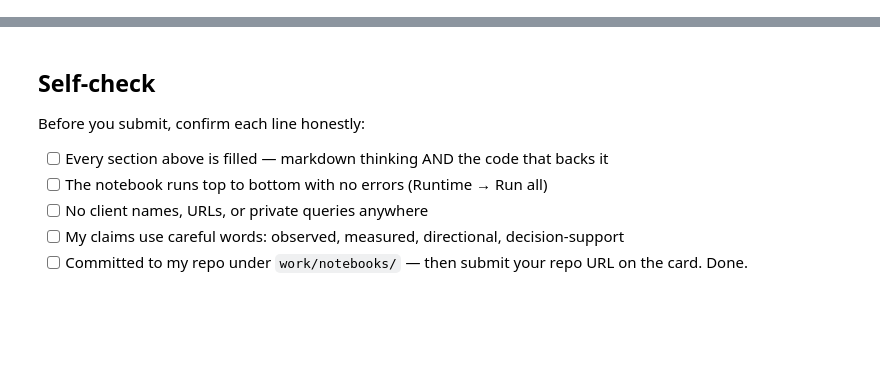
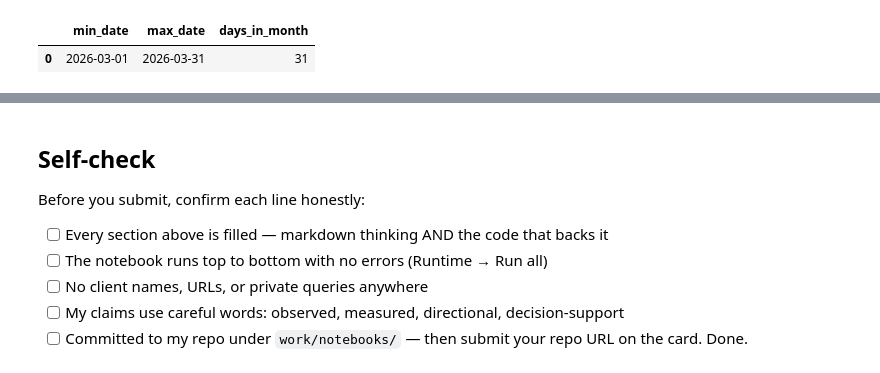
Before and after one commit to Venomm777/FlyAi, a Jupyter notebook: work/notebooks/w03_data_contract.ipynb, the cells around one changed output, grey strips where cells are left out. Drawn from its saved outputs; the diff is of its cells as text; code cells hidden in the pictures; blank space fills up the shorter version.

```diff
--- a/work/notebooks/w03_data_contract.ipynb
+++ b/work/notebooks/w03_data_contract.ipynb
@@ -36,0 +115,93 @@ This skeleton is yours to fill. Work the sections **in order** — each one has
+# %%
+import numpy as np
+from sklearn.tree import DecisionTreeClassifier
+
+# 1. Fact 1: Verify Grain Uniqueness on aggregated monthly level
+q_grain = f"""
+WITH monthly AS (
+    SELECT client_hash_id, content_hash_id, COUNT(*) as days_active
+    FROM read_parquet('{FACT_DAILY}/month=2026-03/*.parquet')
+    GROUP BY client_hash_id, content_hash_id
+)
+SELECT client_hash_id, content_hash_id, COUNT(*) AS collisions
+FROM monthly
+GROUP BY client_hash_id, content_hash_id
+HAVING COUNT(*) > 1;
+"""
+collisions = con.execute(q_grain).fetchdf()
+print(f"Fact 1: Collisions at grain (client_hash_id, content_hash_id): {len(collisions)}")
+assert len(collisions) == 0, "Duplicate rows detected at the grain!"
+
+# 2. Fact 2: Date window verification
+q_dates = f"""
+SELECT
+    MIN(report_date) AS min_date,
+    MAX(report_date) AS max_date,
+    COUNT(DISTINCT report_date) AS days_in_month
+FROM read_parquet('{FACT_DAILY}/month=2026-03/*.parquet');
+"""
+print("\nFact 2: Date span verification:")
+display(con.execute(q_dates).fetchdf())
+
+# 3. Fact 3: Availability check using IS TRUE on client_has_gsc
+q_avail = f"""
+SELECT
+    COUNT(*) AS total_rows,
+    COUNT(CASE WHEN client_has_gsc IS TRUE THEN 1 END) AS available_rows,
+    ROUND(COUNT(CASE WHEN client_has_gsc IS TRUE THEN 1 END) * 1.0 / COUNT(*), 4) AS availability_rate
+FROM read_parquet('{FACT_DAILY}/month=2026-03/*.parquet');
+"""
+print("\nFact 3: Availability verification (IS TRUE):")
+display(con.execute(q_avail).fetchdf())
+
+# 4. Five Features + Leakage Trap
+q_features = f"""
+WITH m_mar AS (
+    SELECT
+        client_hash_id,
+        content_hash_id,
+        SUM(gsc_impressions) AS impressions_last_30d,
+        SUM(gsc_clicks) AS clicks_last_30d,
+        AVG(gsc_avg_position) AS avg_position_last_30d,
+        ROUND(SUM(gsc_clicks) * 1.0 / NULLIF(SUM(gsc_impressions), 0), 4) AS ctr_last_30d
+    FROM read_parquet('{FACT_DAILY}/month=2026-03/*.parquet')
+    WHERE client_has_gsc IS TRUE
+    GROUP BY client_hash_id, content_hash_id
+    HAVING SUM(gsc_impressions) >= 50
+)
+SELECT
+    client_hash_id,
+    content_hash_id,
+    impressions_last_30d,
+    clicks_last_30d,
+    avg_position_last_30d,
+    COALESCE(ctr_last_30d, 0.0) AS ctr_last_30d,
+    -- Label heuristic for evaluation check: below position 15
+    CASE WHEN avg_position_last_30d > 15.0 THEN 1 ELSE 0 END AS target_label
+FROM m_mar
+LIMIT 5000;
+"""
+feat_df = con.execute(q_features).fetchdf()
+
+feature_cols = ["impressions_last_30d", "clicks_last_30d", "avg_position_last_30d", "ctr_last_30d"]
+X_honest = feat_df[feature_cols].fillna(0)
+y = feat_df["target_label"].values
+
+# Honest model score
+clf_honest = DecisionTreeClassifier(max_depth=3, random_state=42).fit(X_honest, y)
+prob_honest = clf_honest.predict_proba(X_honest)[:, 1]
+top50_honest = y[np.argsort(-prob_honest)[:50]].mean()
+print(f"\nHonest Model Precision@50: {top50_honest:.3f}")
+
+# Trap: Inject deliberate label leakage
+feat_df["leaked_future_metric"] = np.where(y == 1, -0.50, 0.10) + np.random.normal(0, 0.01, len(feat_df))
+X_leaky = feat_df[feature_cols + ["leaked_future_metric"]]
+clf_leaky = DecisionTreeClassifier(max_depth=3, random_state=42).fit(X_leaky, y)
+prob_leaky = clf_leaky.predict_proba(X_leaky)[:, 1]
+top50_leaky = y[np.argsort(-prob_leaky)[:50]].mean()
+print(f"Leaked Model Precision@50: {top50_leaky:.3f}  <-- Trap triggered (artificially high)")
+
+# Clean up trap column
+feat_df.drop(columns=["leaked_future_metric"], inplace=True)
+print("Trap removed. Honest baseline preserved.")
+# %% [output]
@@ -36,0 +211,2 @@ This skeleton is yours to fill. Work the sections **in order** — each one has
+|  | min_date | max_date | days_in_month |
+| 0 | 2026-03-01 | 2026-03-31 | 31 |
```
Also changed, not shown: parts of 18 cells of this notebook.
